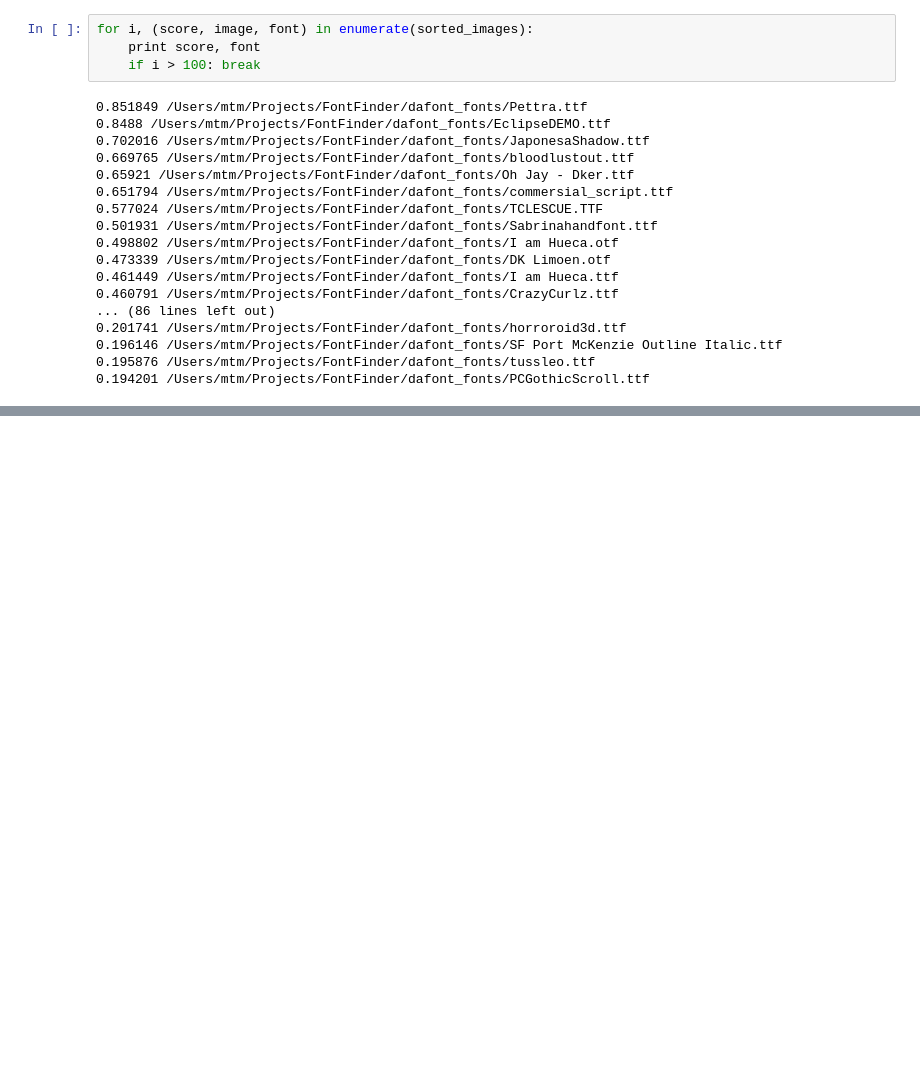
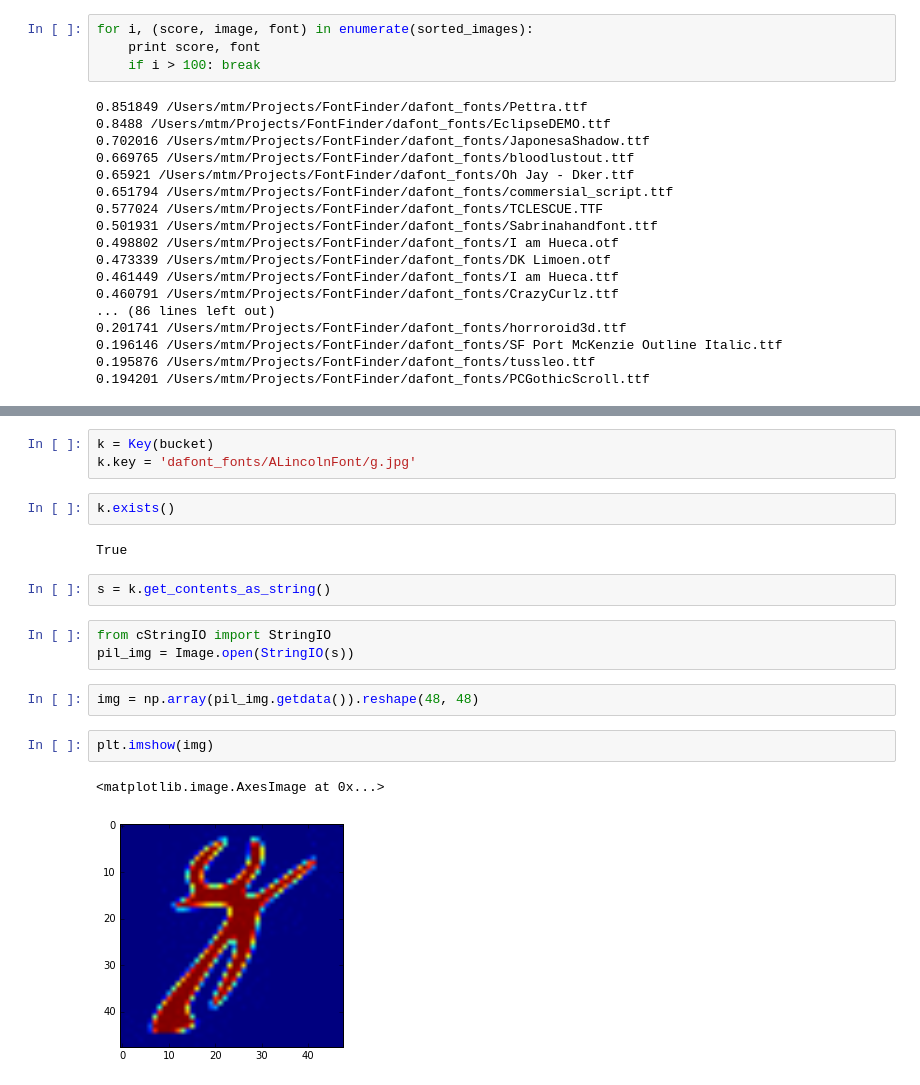
Before and after one commit to emitc2h/fontfinder, a Jupyter notebook: test-image-font.ipynb, the cells around one changed output, grey strips where cells are left out. Saved outputs shown, nothing was run; the diff lists cells and outputs as text; blank space fills up the shorter version.

Commit message:
Removing DB credentials, adding function to read images from S3 bucket

```diff
--- a/test-image-font.ipynb
+++ b/test-image-font.ipynb
@@ -554,0 +563,19 @@ for i, (score, image, font) in enumerate(sorted_images):
+# %%
+k = Key(bucket)
+k.key = 'dafont_fonts/ALincolnFont/g.jpg'
+# %%
+k.exists()
+# %% [output]
+True
+# %%
+s = k.get_contents_as_string()
+# %%
+from cStringIO import StringIO
+pil_img = Image.open(StringIO(s))
+# %%
+img = np.array(pil_img.getdata()).reshape(48, 48)
+# %%
+plt.imshow(img)
+# %% [output]
+<matplotlib.image.AxesImage at 0x...>
+[figure, added]
```
Also changed, not shown: parts of 2 cells of this notebook, 3 other files.
